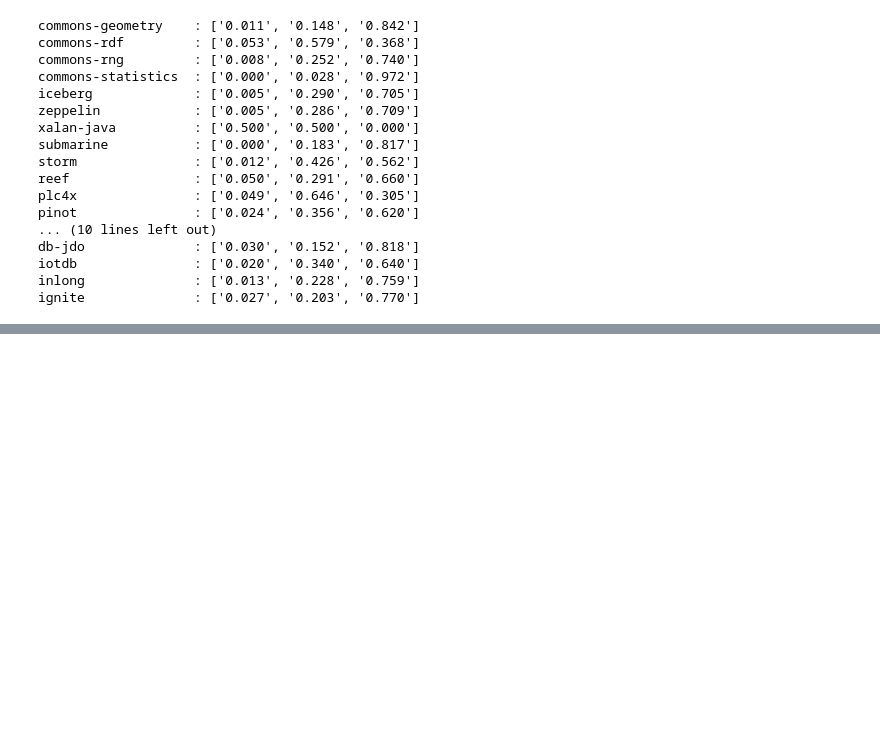
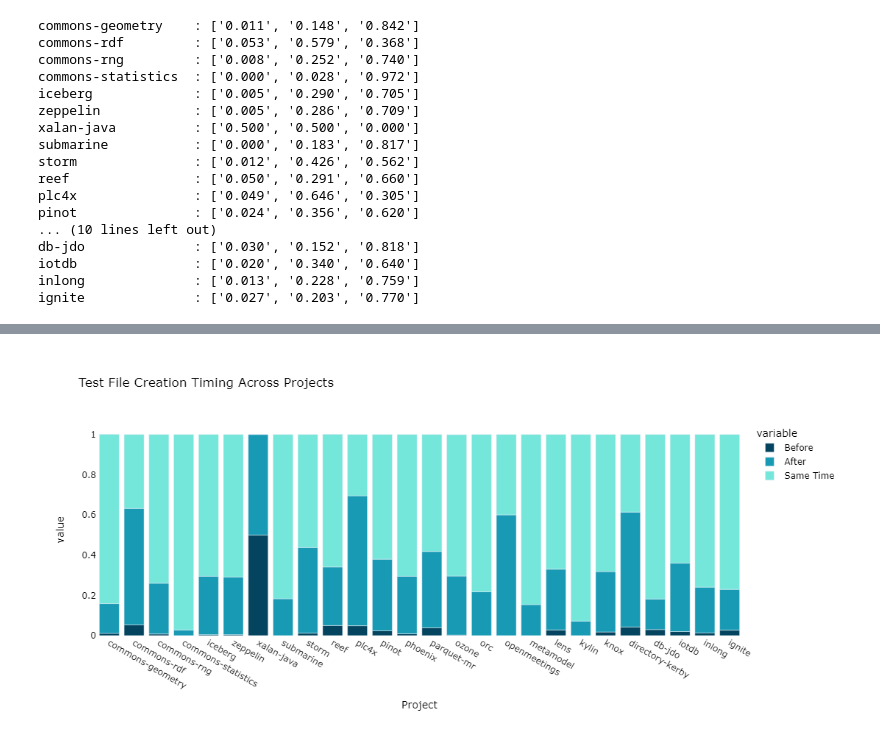
Before and after one commit to wangyiyuelva/COMP0104-Coursework2, a Jupyter notebook: RQ1.ipynb, the cells around one changed output, grey strips where cells are left out. Saved outputs shown, nothing was run; the diff lists cells and outputs as text; code cells hidden in the pictures; blank space fills up the shorter version.

Commit message:
Upload Generated Image

```diff
--- a/RQ1.ipynb
+++ b/RQ1.ipynb
@@ -127,12 +127,18 @@ for project, values in project_ratio_dic.items():
 # %%
 import plotly.express as px
 
 df = pd.DataFrame(ratio_data)
 # Initialize Figure
 fig = px.bar(df, x='Project', y=['Before', 'After', 'Same Time'],
              title='Test File Creation Timing Across Projects',
              color_discrete_map={'Before': '#05445E', 'After': '#189AB4', 'Same Time': '#75E6DA'})
-fig.update_layout(width=800)
+fig.update_layout(
+    height=500,
+    width=800,
+    plot_bgcolor='white',
+    paper_bgcolor='white',
+    font_color='black')
 fig.show()
 # %% [output]
 [interactive output not drawn]
+[figure, added]
```
Also changed, not shown: 1 other file.
